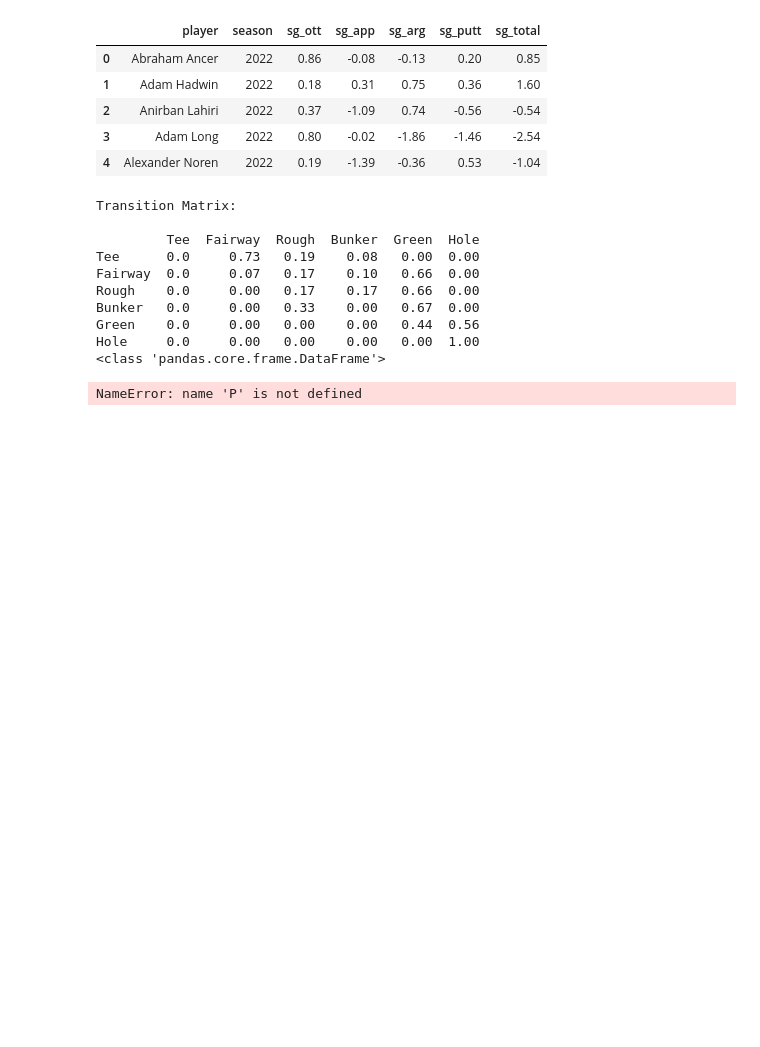
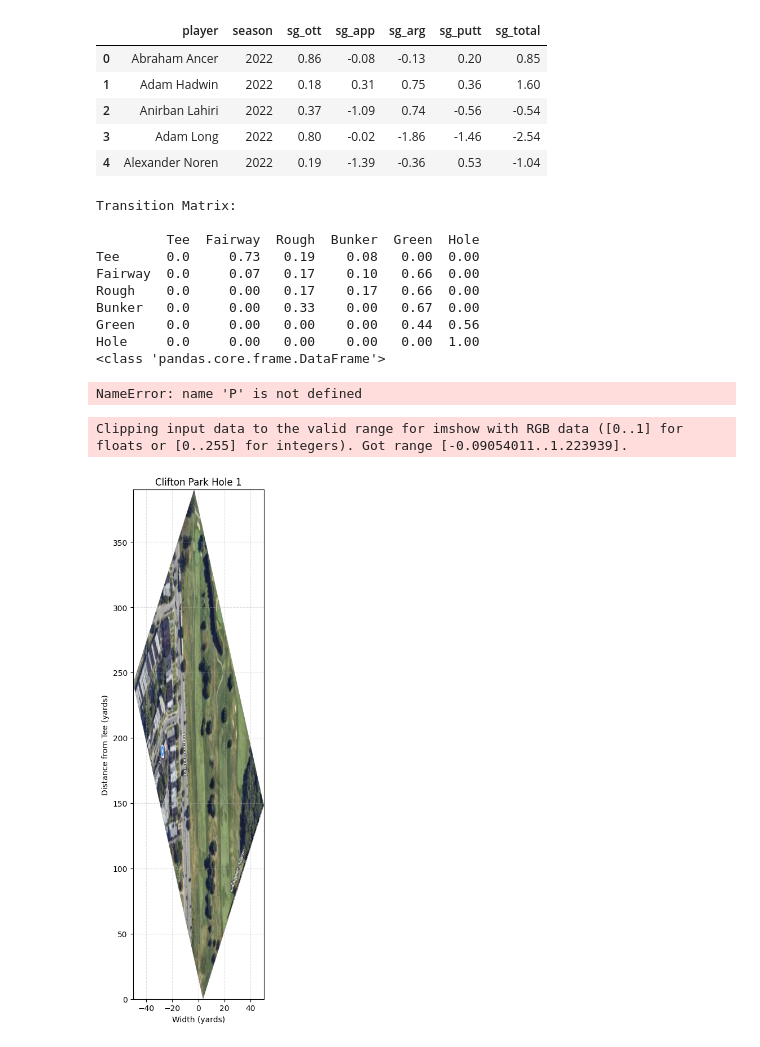
Before and after one commit to ericaking1/golfanalytics, a Jupyter notebook: final.ipynb, the cells around one changed output. Saved outputs shown, nothing was run; the diff lists cells and outputs as text; code cells hidden in the pictures; blank space fills up the shorter version.

```diff
--- a/final.ipynb
+++ b/final.ipynb
@@ -111,3 +111,31 @@ plt.title("Monte Carlo Simulation Across Entire Hole")
 plt.xlabel("Total Strokes to Complete Hole")
 plt.ylabel("Probability Density")
 plt.show()
+# %%
+import matplotlib.pyplot as plt
+import matplotlib.image as mpimg
+from scipy.ndimage import rotate
+
+# Load the image
+img = mpimg.imread("hole1.png")
+
+# Rotate the image counterclockwise by e.g. 15–20 degrees
+rotated = rotate(img, angle=40, reshape=True)   # tweak angle until the hole is vertical
+mask = np.any(rotated < 0.99, axis=2)
+coords = np.argwhere(mask)
+y0, x0 = coords.min(axis=0)
+y1, x1 = coords.max(axis=0)
+cropped = rotated[y0:y1, x0:x1]
+# Display it yard-scaled
+fig, ax = plt.subplots(figsize=(15, 10))
+ax.imshow(rotated, extent=[-50, 50, 0, 390], origin='upper')
+
+ax.set_title("Clifton Park Hole 1")
+ax.set_xlabel("Width (yards)")
+ax.set_ylabel("Distance from Tee (yards)")
+ax.grid(True, linestyle="--", alpha=0.4)
+plt.tight_layout()
+plt.show()
+# %% [output]
+Clipping input data to the valid range for imshow with RGB data ([0..1] for floats or [0..255] for integers). Got range [-0.09054011..1.223939].
+[figure, added]
```
Also changed, not shown: parts of 2 cells of this notebook, 1 other file.
